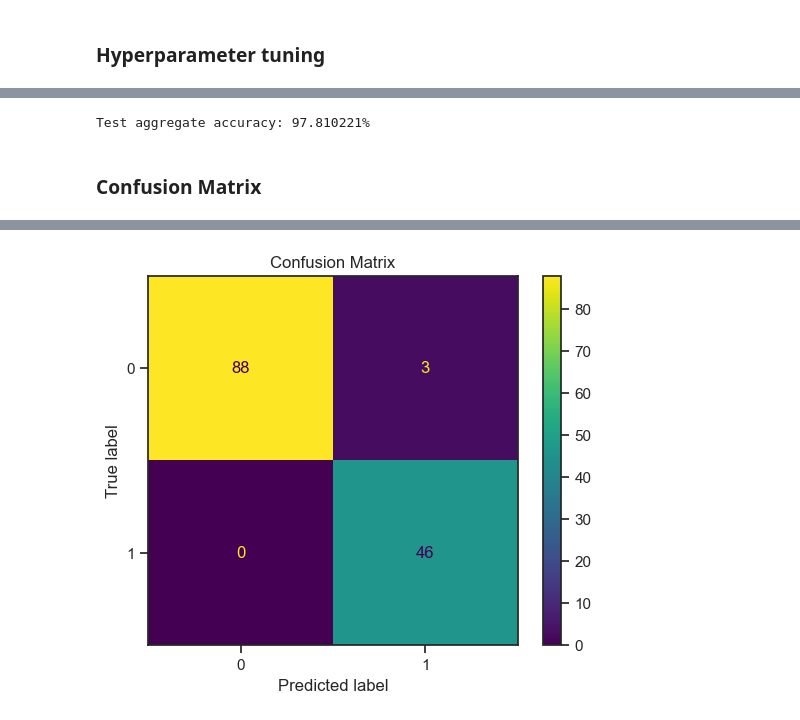
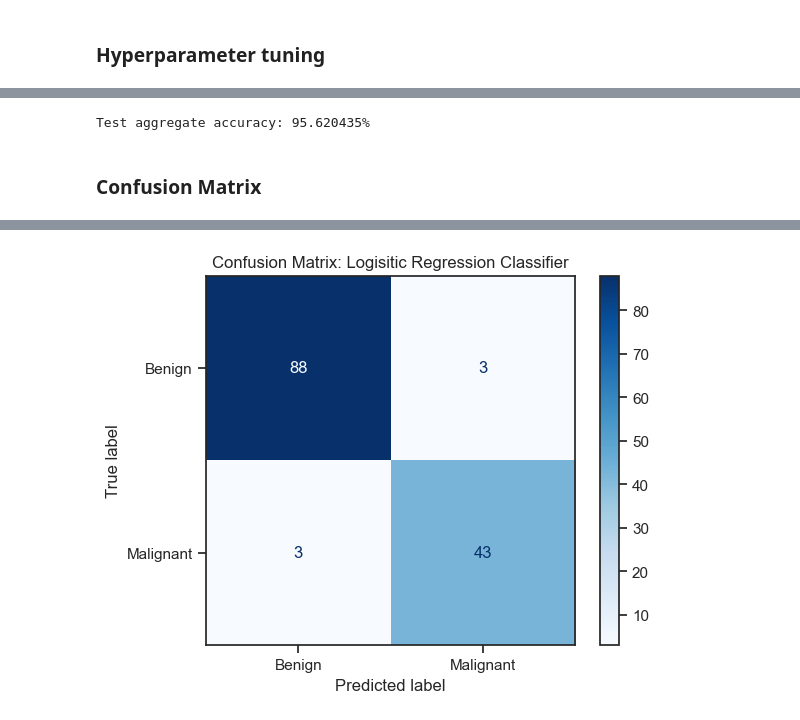
Before and after one commit to xycnotz/207_FINAL, a Jupyter notebook: W207_final_log.ipynb, the cells around one changed output, grey strips where cells are left out. Saved outputs shown, nothing was run; the diff lists cells and outputs as text; code cells hidden in the pictures.

```diff
--- a/W207_final_log.ipynb
+++ b/W207_final_log.ipynb
@@ -261,7 +502,7 @@ tf.random.set_seed(0)
 
 tf.keras.backend.clear_session()
 # create build_model_tuner take takes a hyperparameter for tuning
-class MyHyperModel(kt.HyperModel):
+class MyHyperModel1(kt.HyperModel):
     def build(self, hp):
         model = tf.keras.Sequential()
         model.add(tf.keras.layers.Dense(
@@ -270,7 +511,7 @@ class MyHyperModel(kt.HyperModel):
             use_bias=True,
             activation="sigmoid"
         ))
-        optimizer = tf.keras.optimizers.Adam(learning_rate=hp.Float(name = 'learning_rate', min_value = 0.0001, max_value = 0.01, step = 0.0001))
+        optimizer = tf.keras.optimizers.Nadam(learning_rate=hp.Float(name = 'learning_rate', min_value = 0.0001, max_value = 0.01, step = 0.0001))
         model.compile(loss=keras.losses.BinaryCrossentropy(), optimizer=optimizer, metrics = [keras.metrics.BinaryAccuracy()])
         return model
 
@@ -280,19 +521,19 @@ class MyHyperModel(kt.HyperModel):
                 **kwargs,
             )
 
-hypermodel = MyHyperModel()
+hypermodel_test = MyHyperModel1()
 
-tuner = kt.RandomSearch(
-    hypermodel,
+tuner_test = kt.RandomSearch(
+    hypermodel_test,
     objective = 'val_binary_accuracy',
     max_trials = 20,
     directory='my_dir',
     overwrite = True
 )
 
-tuner.search(x = X_train_merged,
+tuner_test.search(x = X_train_merged,
     y = Y_train_merged,
-    epochs = 10,
+    epochs = 25,
     callbacks=[early_stopping],
     validation_data = (X_val, Y_val))
 # %% [output]
@@ -304,10 +565,10 @@ Total elapsed time: 00h 00m 33s
 # %%
-model_final = tuner.get_best_models(1)[0]
+model_final = tuner_test.get_best_models(1)[0]
 
 
 print(f"Test aggregate accuracy: {model_final.evaluate(x = X_test, y = Y_test, verbose = 0)[1] :%}")
 # %% [output]
-Test aggregate accuracy: 97.810221%
+Test aggregate accuracy: 95.620435%
 # %% [markdown]
 ### Confusion Matrix
 # %%
@@ -319,9 +580,9 @@ y_predicted = np.where(y_predicted >= 0.5, 1, 0)
 # create confusion matrix
 con_matrix = confusion_matrix(y_true= Y_test, y_pred= y_predicted)
 
-disp = ConfusionMatrixDisplay(con_matrix)
+disp = ConfusionMatrixDisplay(con_matrix, display_labels=['Benign', 'Malignant'])
 
-disp.plot()
-disp.ax_.set_title("Confusion Matrix")
+disp.plot(cmap= 'Blues')
+plt.title("Confusion Matrix: Logisitic Regression Classifier")
 plt.show()
 # %% [output]
@@ -330 +592 @@ plt.show()
-[figure, old version]
+[figure, new version]
```
Also changed, not shown: parts of 22 cells of this notebook.
